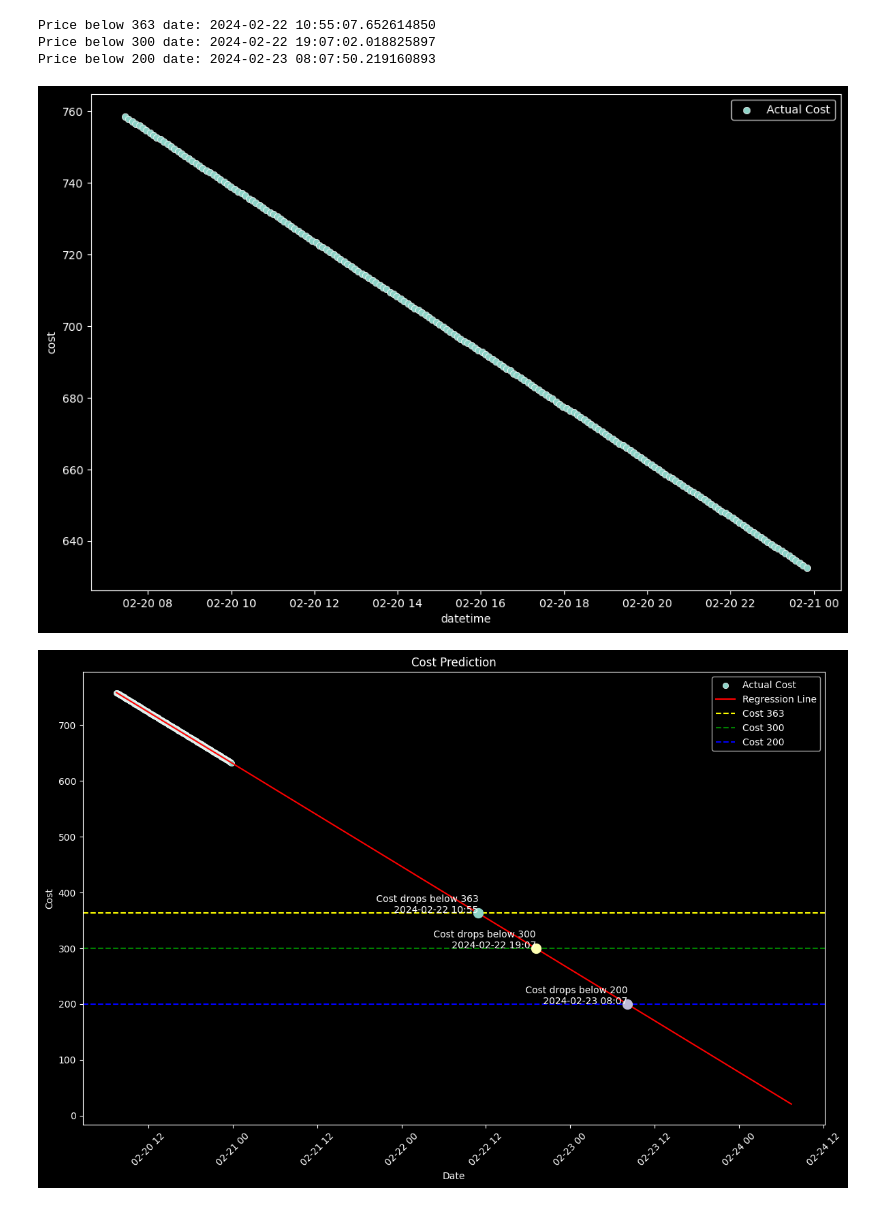
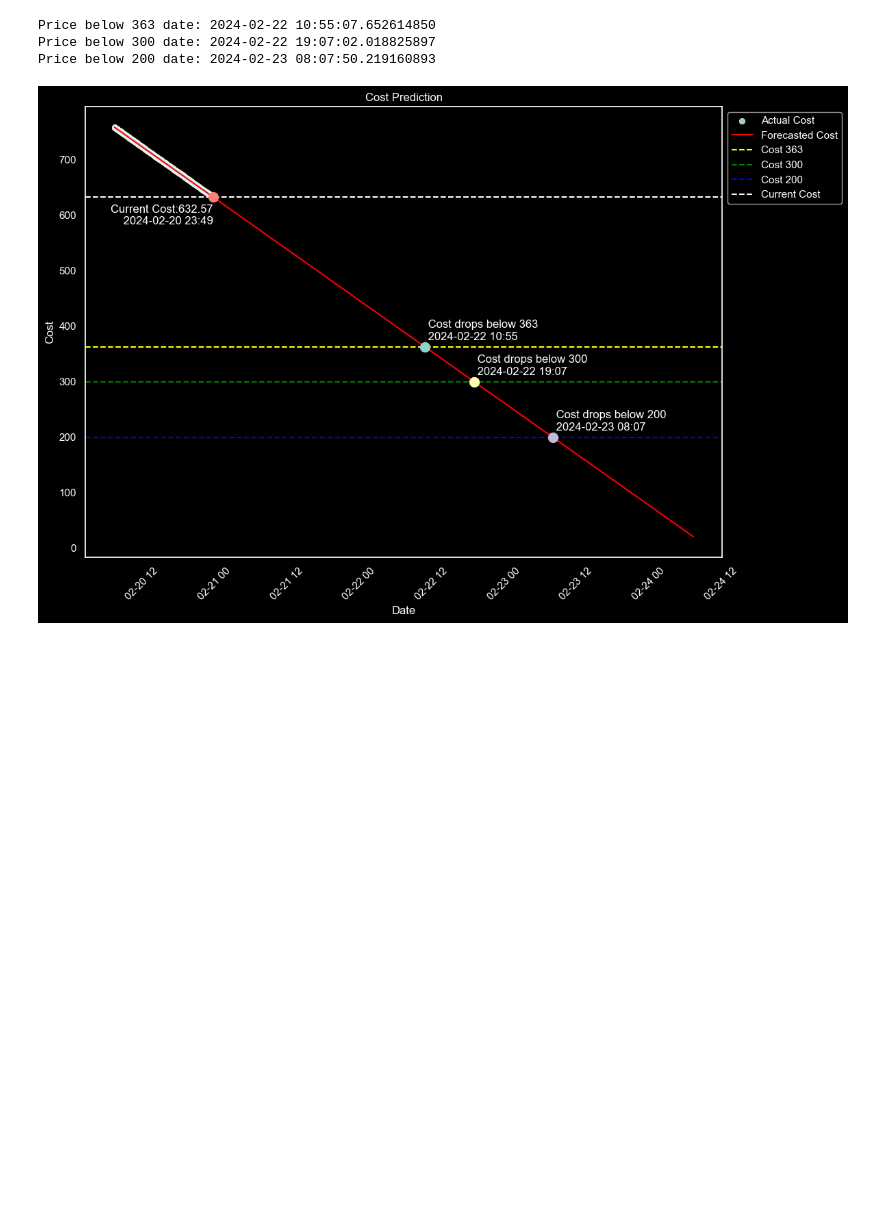
Before and after one commit to LVH-Tony/subnet_cost, a Jupyter notebook: subnet_cost_forecast.ipynb, the cells around one changed output. Saved outputs shown, nothing was run; the diff lists cells and outputs as text; code cells hidden in the pictures; blank space fills up the shorter version.

```diff
--- a/subnet_cost_forecast.ipynb
+++ b/subnet_cost_forecast.ipynb
@@ -107,42 +107,62 @@ Price below 200 date: 2024-02-23 08:07:50.219160893
 # %%
 import seaborn as sns
 import matplotlib.pyplot as plt
+import matplotlib.transforms as transforms
 
 # Plotting the data along with the regression line and the points where cost drops below 300 and 200
-
-# Create a scatter plot of the data
-plt.figure(figsize=(12, 8), dpi=100)
-sns.scatterplot(x='datetime', y='cost', data=data, label='Actual Cost')
+# set black background with no grid
+plt.style.use('dark_background')
+# plt.figure(figsize=(12, 8), dpi=100)
+# sns.scatterplot(x='datetime', y='cost', data=data, label='Actual Cost')
 
 # Generate dates for predictions (from start to a bit beyond our last prediction) for plotting the regression line
 prediction_dates = pd.date_range(start=data['datetime'].min(), end=date_below_200 + pd.Timedelta(days=1))
 prediction_seconds_from_start = (prediction_dates - data['datetime'].min()).total_seconds()
 prediction_seconds_from_start = prediction_seconds_from_start.to_numpy().reshape(-1, 1)
 prediction_costs = model.predict(prediction_seconds_from_start)
 
 # Now, let's plot again with the correction
-plt.figure(figsize=(12, 8))
+plt.figure(figsize=(12, 8),dpi=100)
 sns.scatterplot(x='datetime', y='cost', data=data, label='Actual Cost')
-sns.lineplot(x=prediction_dates, y=prediction_costs, color='red', label='Regression Line')
+sns.lineplot(x=prediction_dates, y=prediction_costs, color='red', label='Forecasted Cost')
 plt.axhline(y=363, color='yellow', linestyle='--', label='Cost 363')
 plt.axhline(y=300, color='green', linestyle='--', label='Cost 300')
 plt.axhline(y=200, color='blue', linestyle='--', label='Cost 200')
+#current price
+plt.axhline(y=data['cost'].iloc[-1], color='white', linestyle='--', label='Current Cost')
+
+current_cost = (data['cost'].iloc[-1]).round(2)
 
 # Highlight the predicted dates for cost dropping below 300 and 200 and 363
 for label, date, cost in [('Cost drops below 363', date_below_363, 363),
                           ('Cost drops below 300', date_below_300, 300),
-                          ('Cost drops below 200', date_below_200, 200)]:
+                          ('Cost drops below 200', date_below_200, 200),
+                          ]:
+    dx, dy = 0, 0.1  # 0 in x direction, 5 points down in y direction
+    offset = transforms.ScaledTranslation(dx, dy, plt.gcf().dpi_scale_trans)
+    text_transform = plt.gca().transData + offset
     plt.plot(date, cost, 'o', markersize=10)
-    plt.text(date, cost, f' {label}\n {date.strftime("%Y-%m-%d %H:%M")}', ha='right')
+    plt.text(date, cost, f' {label}\n {date.strftime("%Y-%m-%d %H:%M")}', ha='left', transform=text_transform)
+
+current_label = f'Current Cost:{current_cost}'
+current_cost = (data['cost'].iloc[-1]).round(2)
+current_date = data['datetime'].iloc[-1]
+
+dx, dy = 0, -0.4  # 0 in x direction, 5 points down in y direction
+offset = transforms.ScaledTranslation(dx, dy, plt.gcf().dpi_scale_trans)
+text_transform = plt.gca().transData + offset
+
+plt.plot(current_date, current_cost, 'o', markersize=10)
+plt.text(current_date, current_cost, f'{current_label}\n {current_date.strftime("%Y-%m-%d %H:%M")}', ha='right', transform=text_transform)
 
 plt.xlabel('Date')
 plt.ylabel('Cost')
 plt.title('Cost Prediction')
 plt.xticks(rotation=45)
-plt.legend()
+# legend outside
+plt.legend(loc='upper left', bbox_to_anchor=(1, 1))
 plt.tight_layout()
 
-plt.show()
+plt.grid(False)
 # %% [output]
-[figure, old version]
+[figure, new version]
-[figure, removed]
```
